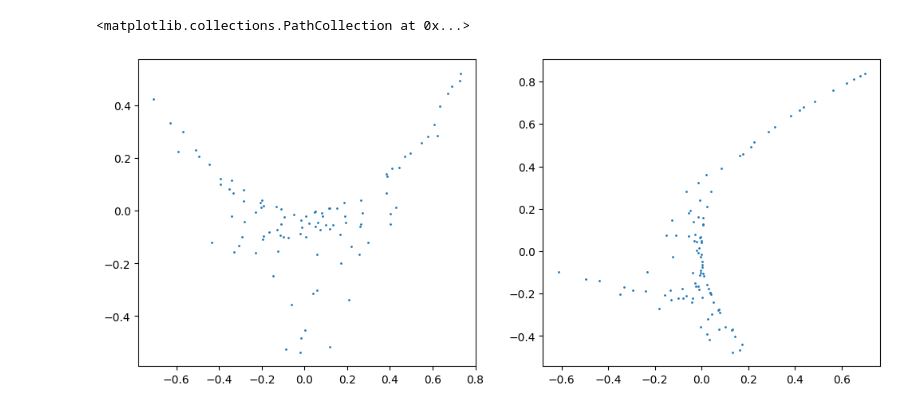
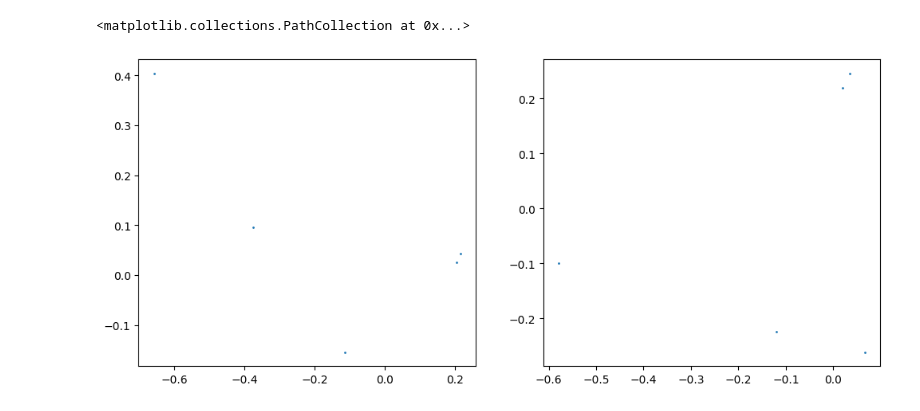
Before and after one commit to zgbkdlm/fbs, a Jupyter notebook: demos/supervised_dsb.ipynb, the cells around one changed output. Saved outputs shown, nothing was run; the diff lists cells and outputs as text; code cells hidden in the pictures.

```diff
--- a/demos/supervised_dsb.ipynb
+++ b/demos/supervised_dsb.ipynb
@@ -13,13 +13,13 @@ from fbs.nn.utils import make_nn_with_time
 from functools import partial
 # %%
 # General configs
-nsamples = 100
+nsamples = 5
 jax.config.update("jax_enable_x64", True)
 nn_param_init = nn.initializers.xavier_normal()
 key = jax.random.PRNGKey(666)
 
 dt = 0.01
-nsteps = 200
+nsteps = 500
 T = nsteps * dt
 ts = jnp.linspace(dt, T, nsteps)
 
@@ -41,34 +41,34 @@ key, subkey = jax.random.split(key)
 init_param, _, nn_eval = make_nn_with_time(mlp, dim_in=2, batch_size=10, key=subkey)
 
 # Draw samples on the two sides
 np.random.seed(999)
 
 
 @partial(jax.vmap, in_axes=[0])
 def f1(z):
     """x = f1(z)"""
     u = jnp.sin(0.5 * z)
     return jnp.array([(u[0] + u[1]) / 2, u[0] * u[1]])
 
 
 @partial(jax.vmap, in_axes=[0])
 def f2(x):
     """y = f2(x)"""
     u = jnp.tanh(2 * x)
     return jnp.array([u[0] * u[1], (u[0] + u[1]) / 2])
 
 
 key, subkey = jax.random.split(key)
 zs = jax.random.normal(subkey, (nsamples, 2))
 xs = f1(zs)
 ys = f2(xs)
 
 fig, axes = plt.subplots(ncols=2, figsize=(12, 5))
 axes[0].scatter(xs[:, 0], xs[:, 1], s=1)
 axes[1].scatter(ys[:, 0], ys[:, 1], s=1)
 # %% [output]
 <matplotlib.collections.PathCollection at 0x...>
-[figure, old version]
+[figure, new version]
 # %%
 # Define the noising forward reference
 def drift(xt, xT, t):
```
Also changed, not shown: parts of 3 cells of this notebook, 4 other files.
